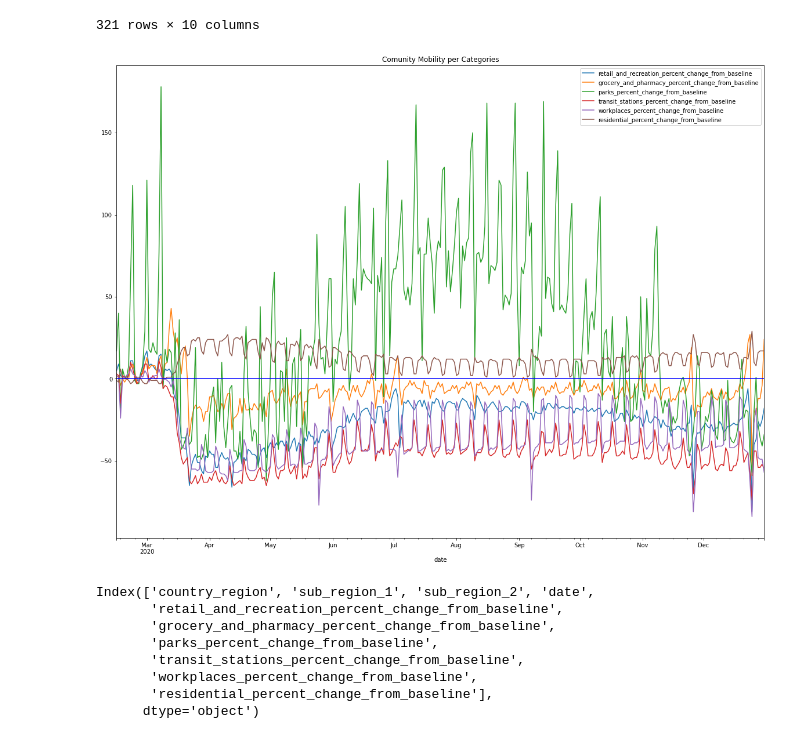
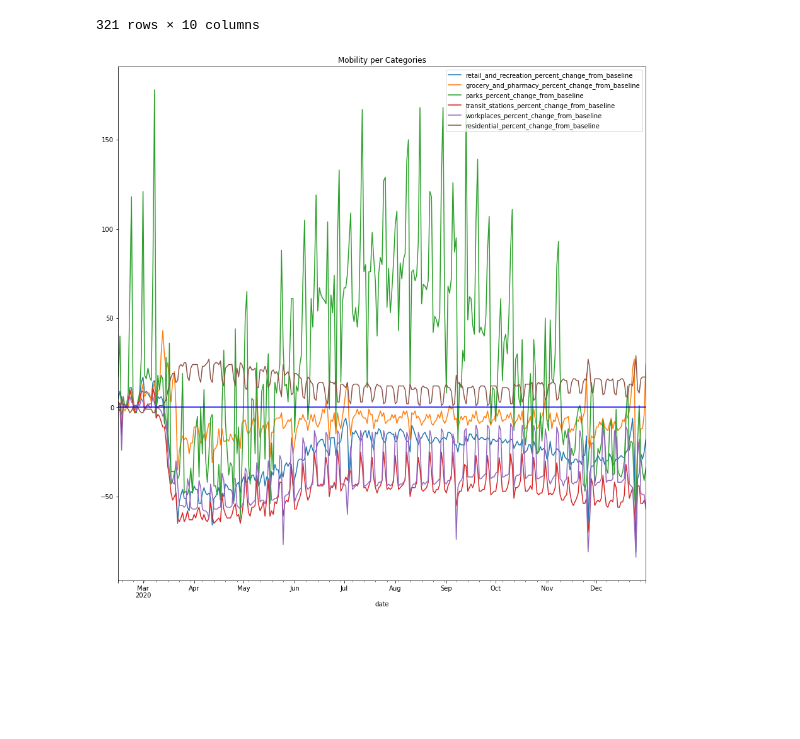
Before and after one commit to Josh-Weidenaar/Project_1, a Jupyter notebook: Main.ipynb, the cells around one changed output. Drawn from its saved outputs; the diff is of its cells as text; code cells hidden in the pictures; blank space fills up the shorter version.

```diff
--- a/Main.ipynb
+++ b/Main.ipynb
@@ -245,21 +249,10 @@ mobility_df
 | 320 | United States | Illinois | Cook County | 2020-12-31 | -18 | 24 | ... |
 321 rows × 10 columns
 # %%
-
-mobility_df.loc[:,"date":].set_index("date").plot(figsize=(20,15))
+# Filter for the Data
+mobility_df.loc[:,"date":].set_index("date").plot(figsize=(15,15))
 plt.axhline(y=0, color="blue")
-plt.title('Comunity Mobility per Categories')
+plt.title('Mobility per Categories')
 plt.savefig("../Project_1/graph.png")
 # %% [output]
-[figure, old version]
+[figure, new version]
-# %%
-mobility_df.columns
-# %% [output]
-Index(['country_region', 'sub_region_1', 'sub_region_2', 'date',
-       'retail_and_recreation_percent_change_from_baseline',
-       'grocery_and_pharmacy_percent_change_from_baseline',
-       'parks_percent_change_from_baseline',
-       'transit_stations_percent_change_from_baseline',
-       'workplaces_percent_change_from_baseline',
-       'residential_percent_change_from_baseline'],
-      dtype='object')
```
Also changed, not shown: parts of 12 cells of this notebook, 3 other files.
